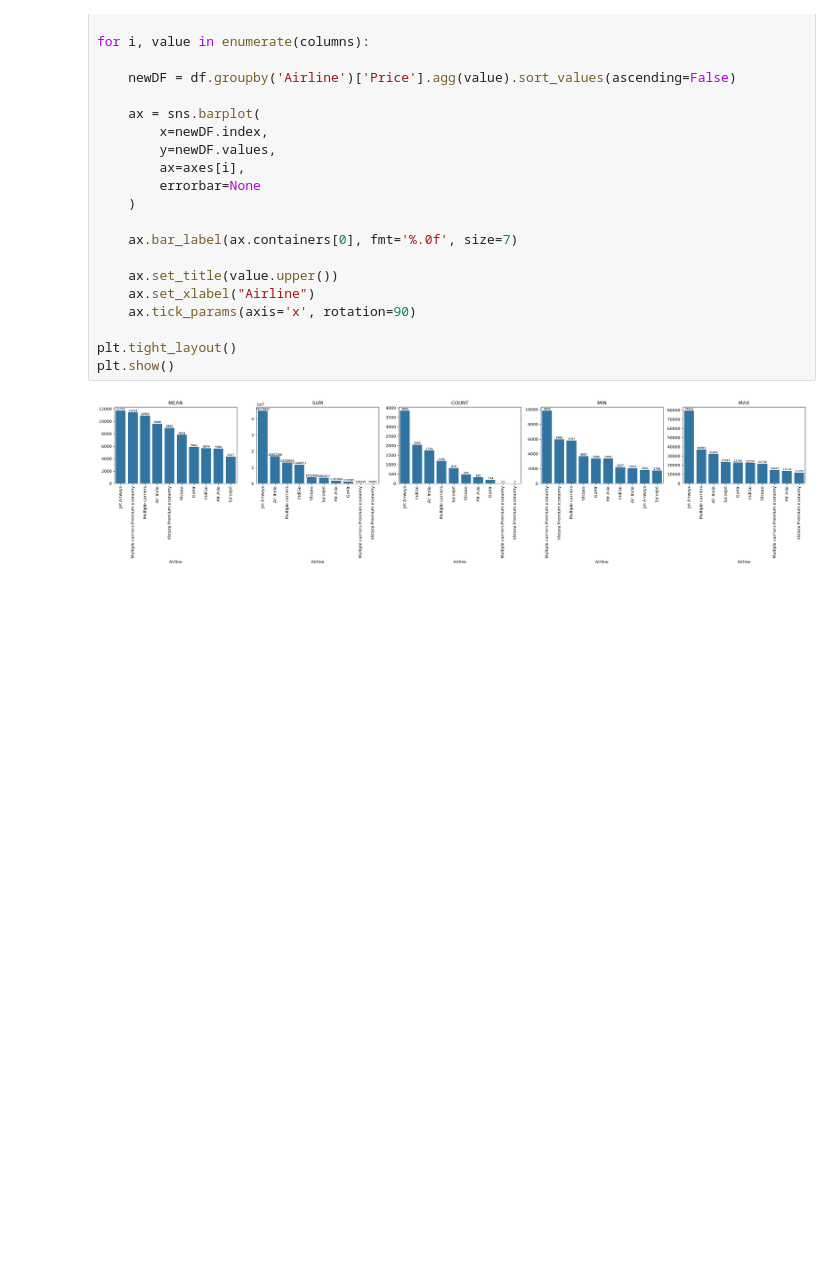
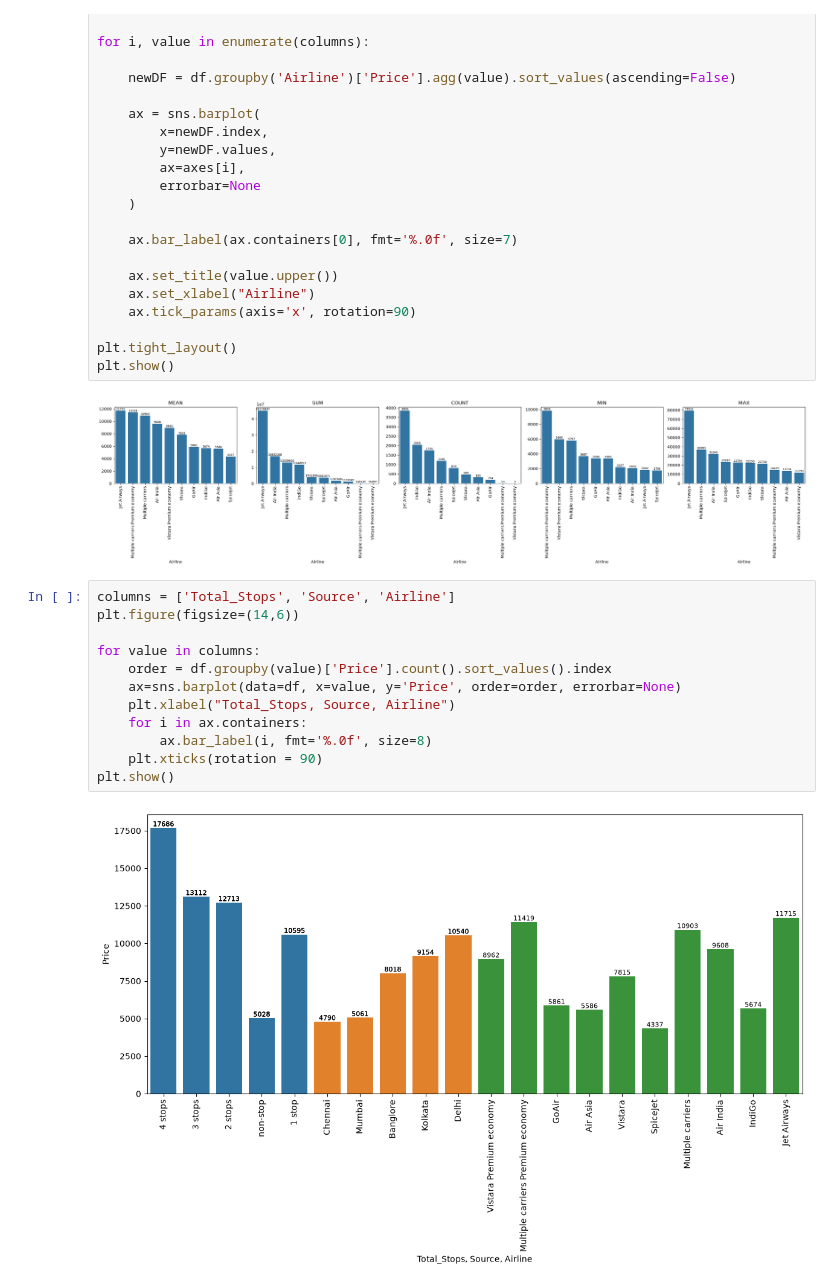
Before and after one commit to vaishnavidhanavade/Project-Airline, a Jupyter notebook: Airline_Aanalysis.ipynb, the cells around one changed output. Cells and saved outputs as stored; diff of their text form; blank space fills up the shorter version.

```diff
--- a/Airline_Aanalysis.ipynb
+++ b/Airline_Aanalysis.ipynb
@@ -242,3 +242,17 @@ plt.tight_layout()
 plt.show()
 # %% [output]
 [figure]
+# %%
+columns = ['Total_Stops', 'Source', 'Airline']
+plt.figure(figsize=(14,6))
+
+for value in columns:
+    order = df.groupby(value)['Price'].count().sort_values().index
+    ax=sns.barplot(data=df, x=value, y='Price', order=order, errorbar=None)
+    plt.xlabel("Total_Stops, Source, Airline")
+    for i in ax.containers:
+        ax.bar_label(i, fmt='%.0f', size=8)
+    plt.xticks(rotation = 90)
+plt.show()
+# %% [output]
+[figure, added]
```
Also changed, not shown: parts of 4 cells of this notebook.
